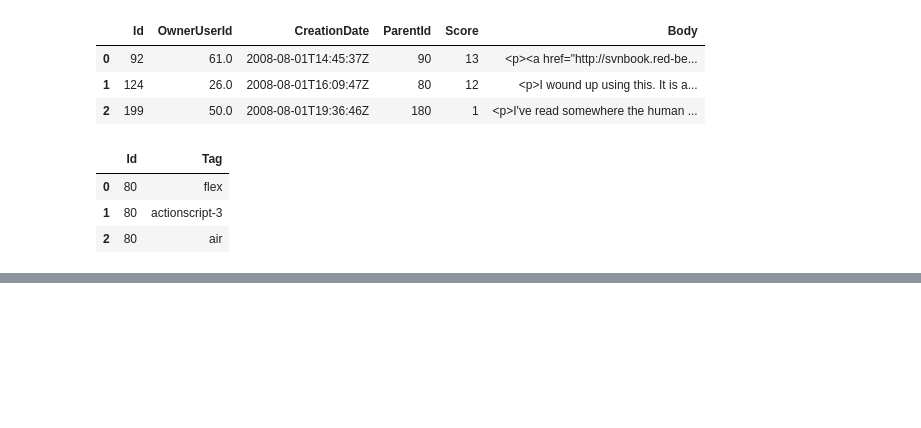
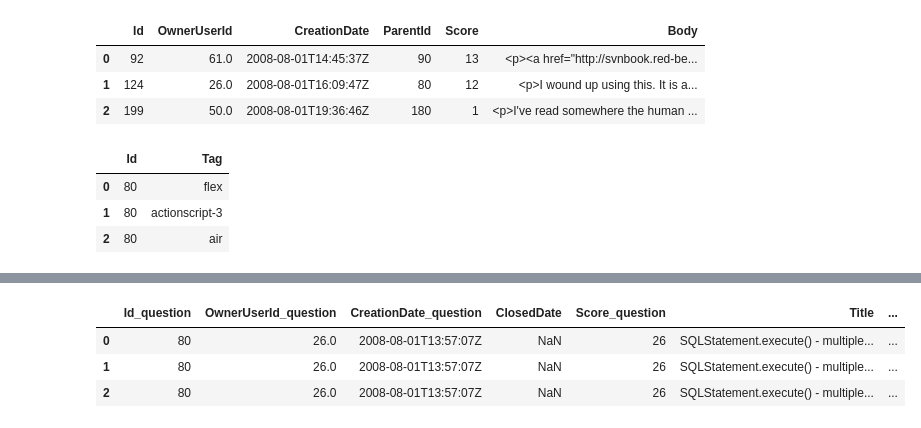
Before and after one commit to v1zhu/Stackbot-DS3, a Jupyter notebook: data_exploration.ipynb, the cells around one changed output, grey strips where cells are left out. Cells and saved outputs as stored; diff of their text form; code cells hidden in the pictures; blank space fills up the shorter version.

```diff
--- a/data_exploration.ipynb
+++ b/data_exploration.ipynb
@@ -122,0 +133,8 @@ continue here with parsing HTML (like with the 45k dataset)
+# %%
+qna = ten_percent_questions.merge(ten_percent_answers, left_on="Id", right_on="ParentId", suffixes=("_question", "_answer"))
+qna.head(3)
+# %% [output]
+|  | Id_question | OwnerUserId_question | CreationDate_question | ClosedDate | Score_question | Title | ... |
+| 0 | 80 | 26.0 | 2008-08-01T13:57:07Z | NaN | 26 | SQLStatement.execute() - multiple... | ... |
+| 1 | 80 | 26.0 | 2008-08-01T13:57:07Z | NaN | 26 | SQLStatement.execute() - multiple... | ... |
+| 2 | 80 | 26.0 | 2008-08-01T13:57:07Z | NaN | 26 | SQLStatement.execute() - multiple... | ... |
```
Also changed, not shown: parts of 22 cells of this notebook.
